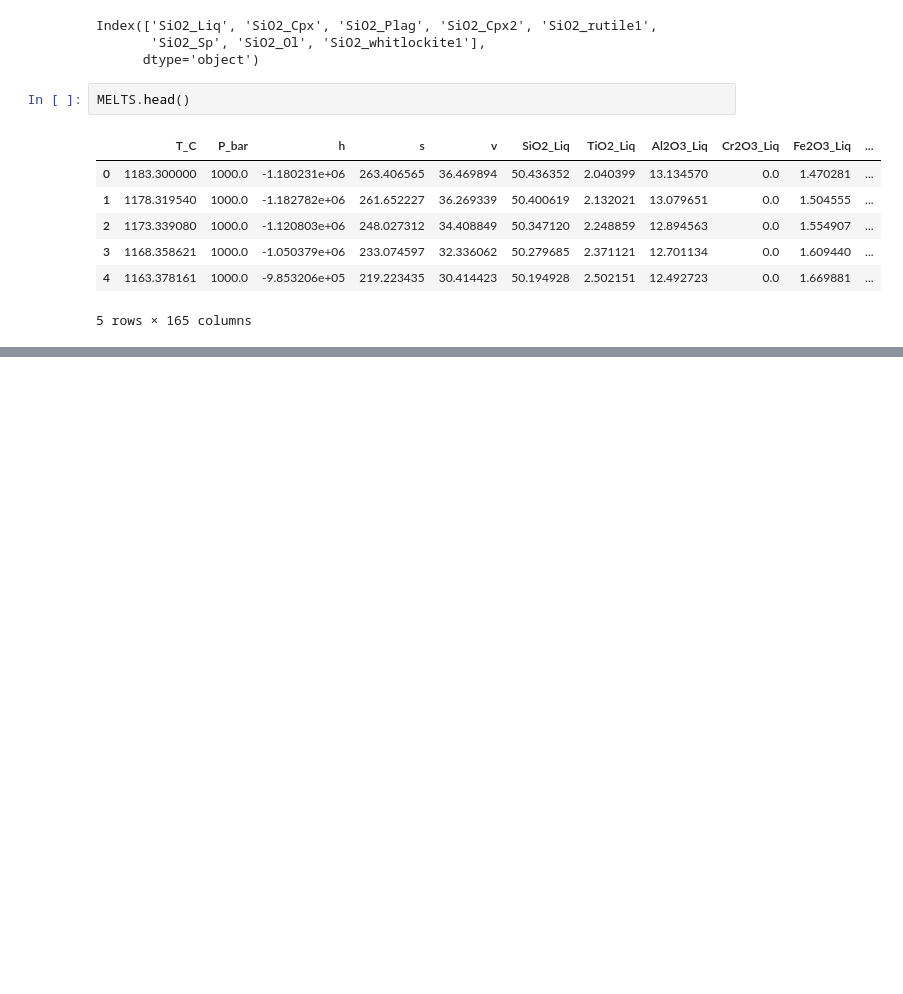
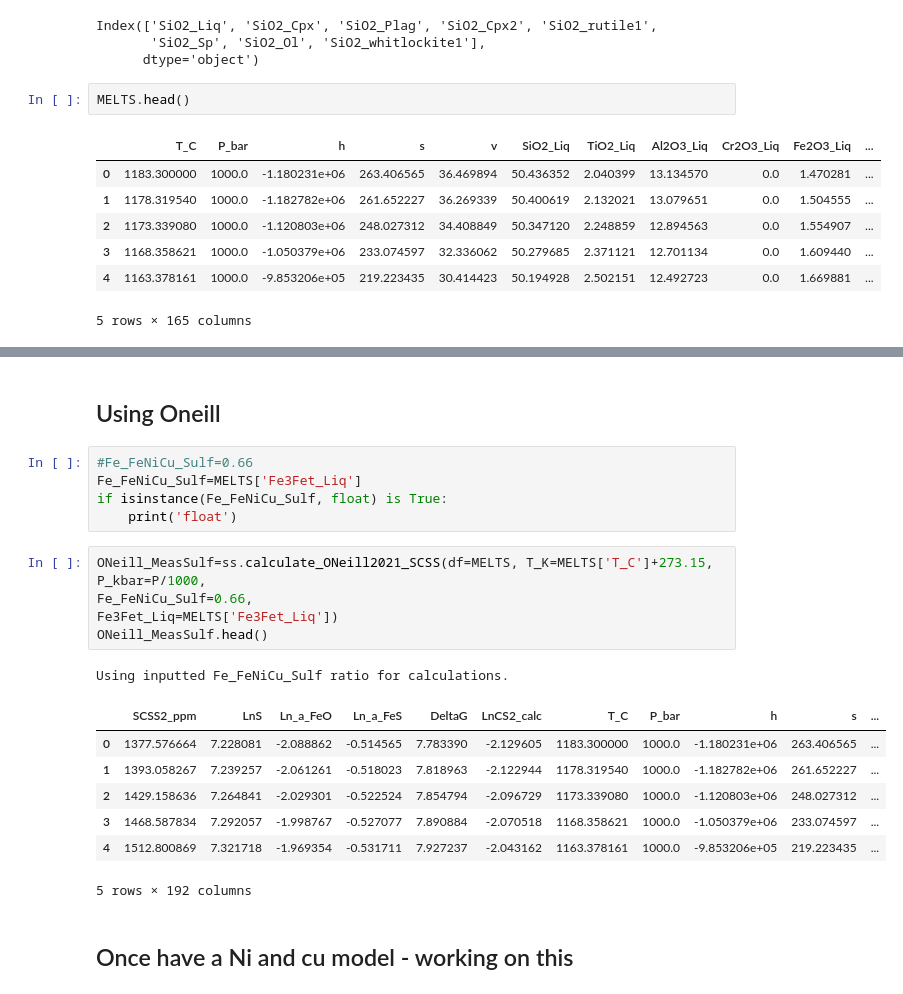
Before and after one commit to PennyWieser/PySulfSat, a Jupyter notebook: docs/Examples/Integrating_with_PyMELTS/Single_FC_Model.ipynb, the cells around one changed output, grey strips where cells are left out. Cells and saved outputs as stored; diff of their text form; blank space fills up the shorter version.

```diff
--- a/docs/Examples/Integrating_with_PyMELTS/Single_FC_Model.ipynb
+++ b/docs/Examples/Integrating_with_PyMELTS/Single_FC_Model.ipynb
@@ -95,0 +98,24 @@ plt.ylabel('Liq FeO (wt%)')
+# %% [markdown]
+## Using Oneill
+# %%
+#Fe_FeNiCu_Sulf=0.66
+Fe_FeNiCu_Sulf=MELTS['Fe3Fet_Liq']
+if isinstance(Fe_FeNiCu_Sulf, float) is True:
+    print('float')
+# %%
+ONeill_MeasSulf=ss.calculate_ONeill2021_SCSS(df=MELTS, T_K=MELTS['T_C']+273.15,
+P_kbar=P/1000,
+Fe_FeNiCu_Sulf=0.66,
+Fe3Fet_Liq=MELTS['Fe3Fet_Liq'])
+ONeill_MeasSulf.head()
+# %% [output]
+Using inputted Fe_FeNiCu_Sulf ratio for calculations.
+|  | SCSS2_ppm | LnS | Ln_a_FeO | Ln_a_FeS | DeltaG | LnCS2_calc | T_C | P_bar | h | s | ... |
+| 0 | 1377.576664 | 7.228081 | -2.088862 | -0.514565 | 7.783390 | -2.129605 | 1183.300000 | 1000.0 | -1.180231e+06 | 263.406565 | ... |
+| 1 | 1393.058267 | 7.239257 | -2.061261 | -0.518023 | 7.818963 | -2.122944 | 1178.319540 | 1000.0 | -1.182782e+06 | 261.652227 | ... |
+| 2 | 1429.158636 | 7.264841 | -2.029301 | -0.522524 | 7.854794 | -2.096729 | 1173.339080 | 1000.0 | -1.120803e+06 | 248.027312 | ... |
+| 3 | 1468.587834 | 7.292057 | -1.998767 | -0.527077 | 7.890884 | -2.070518 | 1168.358621 | 1000.0 | -1.050379e+06 | 233.074597 | ... |
+| 4 | 1512.800869 | 7.321718 | -1.969354 | -0.531711 | 7.927237 | -2.043162 | 1163.378161 | 1000.0 | -9.853206e+05 | 219.223435 | ... |
+5 rows × 192 columns
+# %% [markdown]
+## Once have a Ni and cu model - working on this
```
Also changed, not shown: parts of 8 cells of this notebook, 4 other files.
